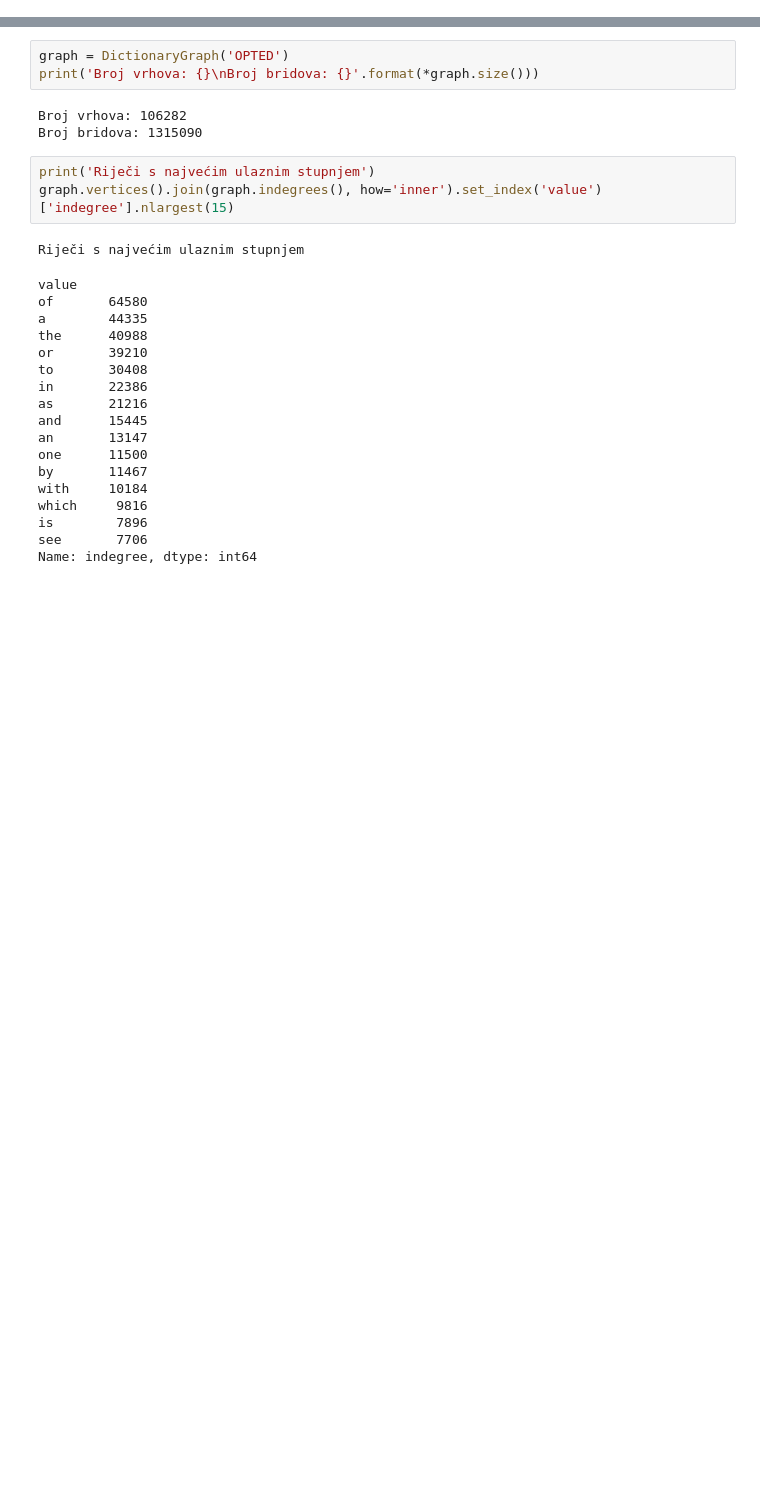
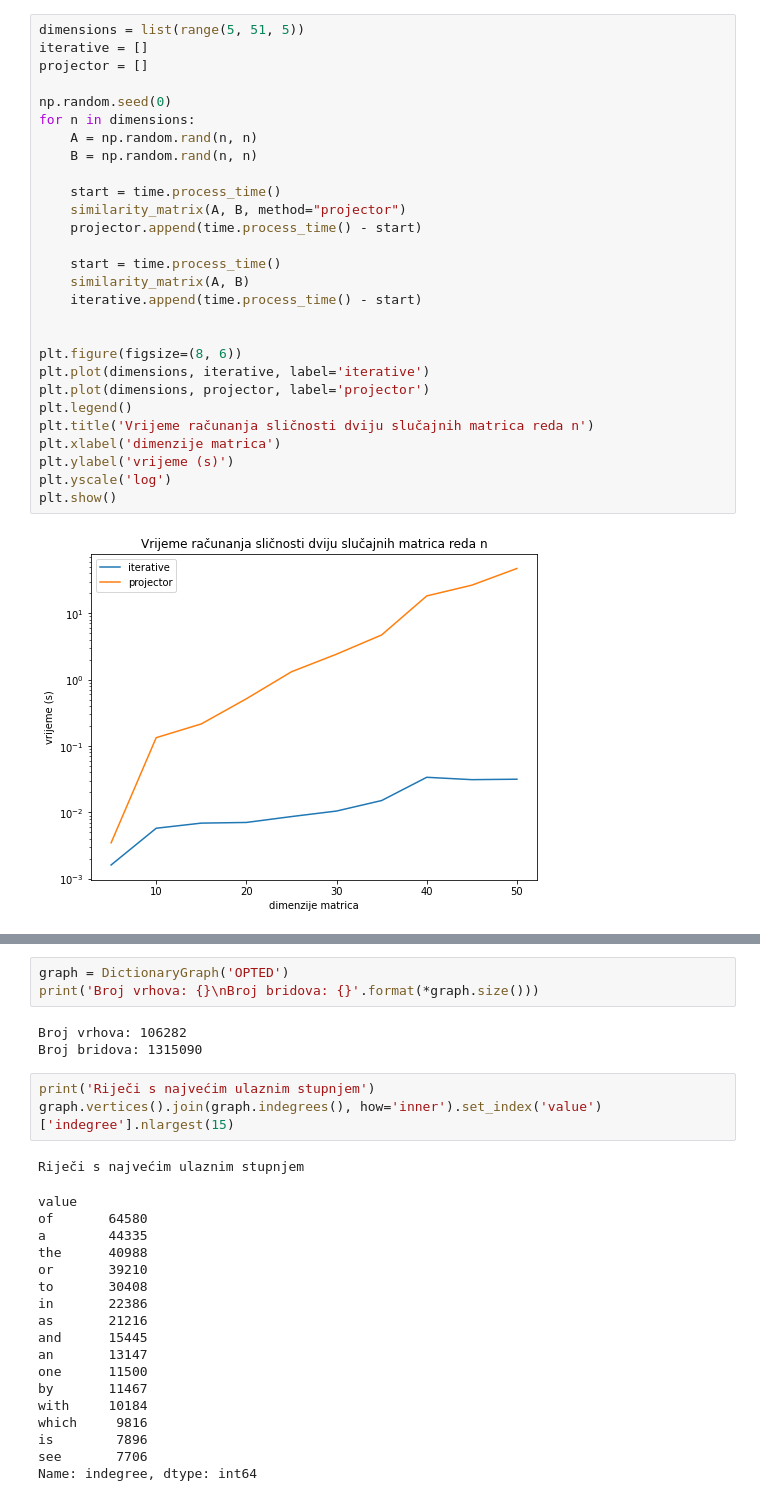
Before and after one commit to markojukic/uspp, a Jupyter notebook: OPTED.ipynb, the cells around one changed output, grey strips where cells are left out. Drawn from its saved outputs; the diff is of its cells as text; blank space fills up the shorter version.

```diff
--- a/OPTED.ipynb
+++ b/OPTED.ipynb
@@ -66,2 +70,32 @@ def central_scores(B, method="iterative", **kwargs):
         )[:,1]
     return Z1 / np.linalg.norm(Z1)
+# %%
+dimensions = list(range(5, 51, 5))
+iterative = []
+projector = []
+
+np.random.seed(0)
+for n in dimensions:
+    A = np.random.rand(n, n)
+    B = np.random.rand(n, n)
+
+    start = time.process_time()
+    similarity_matrix(A, B, method="projector")
+    projector.append(time.process_time() - start)
+
+    start = time.process_time()
+    similarity_matrix(A, B)
+    iterative.append(time.process_time() - start)
+
+
+plt.figure(figsize=(8, 6))
+plt.plot(dimensions, iterative, label='iterative')
+plt.plot(dimensions, projector, label='projector')
+plt.legend()
+plt.title('Vrijeme računanja sličnosti dviju slučajnih matrica reda n')
+plt.xlabel('dimenzije matrica')
+plt.ylabel('vrijeme (s)')
+plt.yscale('log')
+plt.show()
+# %% [output]
+[figure, added]
```
Also changed, not shown: parts of 6 cells of this notebook.
